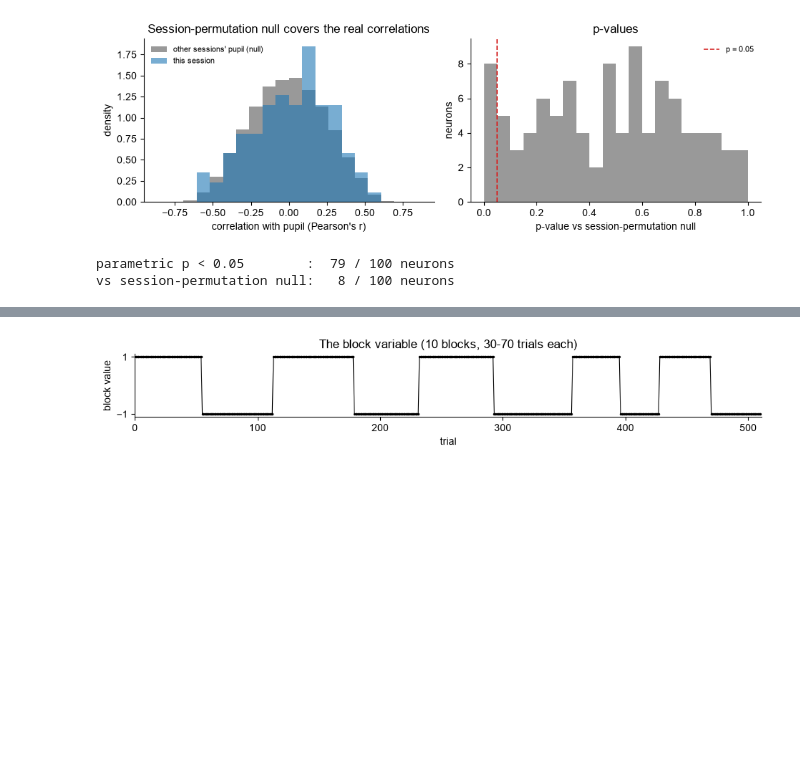
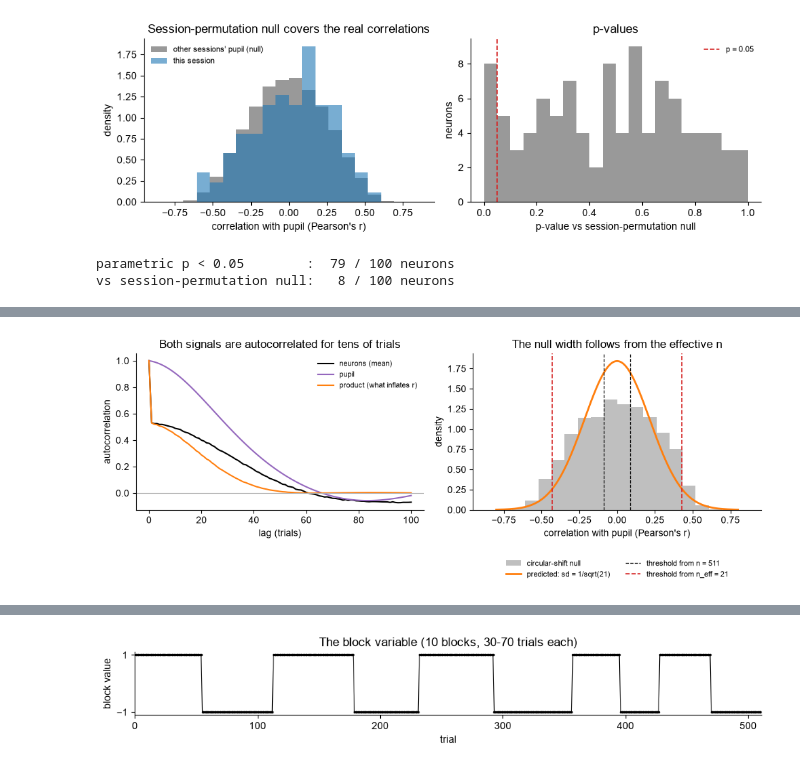
Before and after one commit to SteinmetzLab/GoodAnalysisPractice, a Jupyter notebook: nb4_walkthrough/notebook4_walkthrough.ipynb, the cells around one changed output, grey strips where cells are left out. Drawn from its saved outputs; the diff is of its cells as text; code cells hidden in the pictures; blank space fills up the shorter version.

```diff
--- a/nb4_walkthrough/notebook4_walkthrough.ipynb
+++ b/nb4_walkthrough/notebook4_walkthrough.ipynb
@@ -245,6 +245,8 @@ plt.tight_layout(); plt.show()
 # %% [output]
 [figure]
 # %%
+pupil_z = (pupil - pupil.mean()) / pupil.std()      # used in a few places below
+
 # Pearson correlation of every neuron's trial-by-trial firing rate with the pupil
 # trace, plus the p-value scipy reports for it (a two-sided t-test on r, n-2 df).
 res     = [stats.pearsonr(row, pupil) for row in fr]
@@ -252,10 +254,15 @@ r_pupil = np.array([x.statistic for x in res])
 p_pupil = np.array([x.pvalue for x in res])
 n_sig   = np.sum(p_pupil < 0.05)
 
-# With this many trials, |r| barely has to leave zero to be called significant.
-# Inverting the same t-test gives the threshold value of |r| explicitly:
-t_crit = stats.t.ppf(1 - 0.05 / 2, n_trials - 2)              # two-sided, n-2 df
-r_crit = t_crit / np.sqrt(t_crit ** 2 + n_trials - 2)
+
+def crit_r(n):
+    """The value of |r| that reaches p < 0.05 with n paired samples -- the same
+    t-test as above, solved for r instead of for p."""
+    t = stats.t.ppf(1 - 0.05 / 2, n - 2)
+    return t / np.sqrt(t ** 2 + n - 2)
+
+
+r_crit = crit_r(n_trials)
 print(f'n = {n_trials} trials  ->  any |r| > {r_crit:.3f} gives p < 0.05')
 
 # One bin grid for every correlation histogram in this notebook, with +/-r_crit
@@ -486,0 +495,65 @@ vs session-permutation null:   8 / 100 neurons
+# %%
+def autocorr(x, max_lag):
+    """Autocorrelation of x at lags 0..max_lag, normalised to 1 at lag 0."""
+    x = x - x.mean()
+    full = np.correlate(x, x, 'full')[len(x) - 1:]     # lags 0, 1, 2, ...
+    return (full / full[0])[:max_lag + 1]
+
+
+def effective_n(x, y):
+    """How many independent paired samples two autocorrelated series are worth.
+    Bartlett's result: the variance of r is inflated by the summed product of the
+    two autocorrelations, so
+
+        n_eff = n / (1 + 2 * sum_k (1 - k/n) * rho_x(k) * rho_y(k))
+
+    If either series has no autocorrelation the sum vanishes and n_eff = n."""
+    n = len(x)
+    max_lag = n // 4
+    k = np.arange(1, max_lag + 1)
+    return n / (1 + 2 * np.sum((1 - k / n) * autocorr(x, max_lag)[1:]
+                               * autocorr(y, max_lag)[1:]))
+
+
+MAX_LAG = 100
+ac_neuron = np.mean([autocorr(row, MAX_LAG) for row in fr], axis=0)   # mean over neurons
+ac_pupil  = autocorr(pupil, MAX_LAG)
+
+n_eff      = np.median([effective_n(row, pupil) for row in fr])
+n_eff_null = 1 / r_circ.var()   # the circular-shift null measures the same quantity
+
+fig, axes = plt.subplots(1, 2, figsize=(10, 4.1))
+axes[0].plot(ac_neuron, color='k', label='neurons (mean)')
+axes[0].plot(ac_pupil, color='tab:purple', label='pupil')
+axes[0].plot(ac_neuron * ac_pupil, color='tab:orange', label='product (what inflates r)')
+axes[0].axhline(0, color='0.7', lw=0.8)
+axes[0].set_xlabel('lag (trials)'); axes[0].set_ylabel('autocorrelation')
+axes[0].set_title('Both signals are autocorrelated for tens of trials')
+axes[0].legend(frameon=False, fontsize=8)
+
+axes[1].hist(r_circ.ravel(), bins=R_BINS, density=True, color='0.75',
+             label='circular-shift null')
+grid = np.linspace(-0.8, 0.8, 400)
+axes[1].plot(grid, stats.norm.pdf(grid, 0, 1 / np.sqrt(n_eff)), color='tab:orange',
+             lw=2, label=f'predicted: sd = 1/sqrt({n_eff:.0f})')
+for side in (-1, 1):
+    axes[1].axvline(side * r_crit, color='k', ls='--', lw=0.9,
+                    label='threshold from n = 511' if side == 1 else None)
+    axes[1].axvline(side * crit_r(n_eff), color='tab:red', ls='--', lw=1.2,
+                    label=f'threshold from n_eff = {n_eff:.0f}' if side == 1 else None)
+axes[1].set_xlabel("correlation with pupil (Pearson's r)"); axes[1].set_ylabel('density')
+axes[1].set_title('The null width follows from the effective n')
+axes[1].legend(frameon=False, fontsize=8, loc='upper center', bbox_to_anchor=(0.5, -0.28),
+               ncol=2)
+plt.tight_layout(); plt.show()
+
+print(f'from the autocorrelations : n_eff = {n_eff:.0f}   (median over neurons)')
+print(f'from the circular-shift null: 1/var(r) = {n_eff_null:.0f}   '
+      f'(null sd {r_circ.std():.3f} vs predicted {1/np.sqrt(n_eff):.3f})')
+print()
+print(f'nominal   n = {n_trials:5d}  ->  threshold |r| = {r_crit:.3f}  ->  '
+      f'{np.sum(np.abs(r_pupil) > r_crit):3d} / {N_NEURONS} neurons "significant"')
+print(f'effective n = {n_eff:5.0f}  ->  threshold |r| = {crit_r(n_eff):.3f}  ->  '
+      f'{np.sum(np.abs(r_pupil) > crit_r(n_eff)):3d} / {N_NEURONS} neurons significant')
+# %% [output]
+[figure, added]
```
Also changed, not shown: parts of 20 cells of this notebook, 3 other files.
